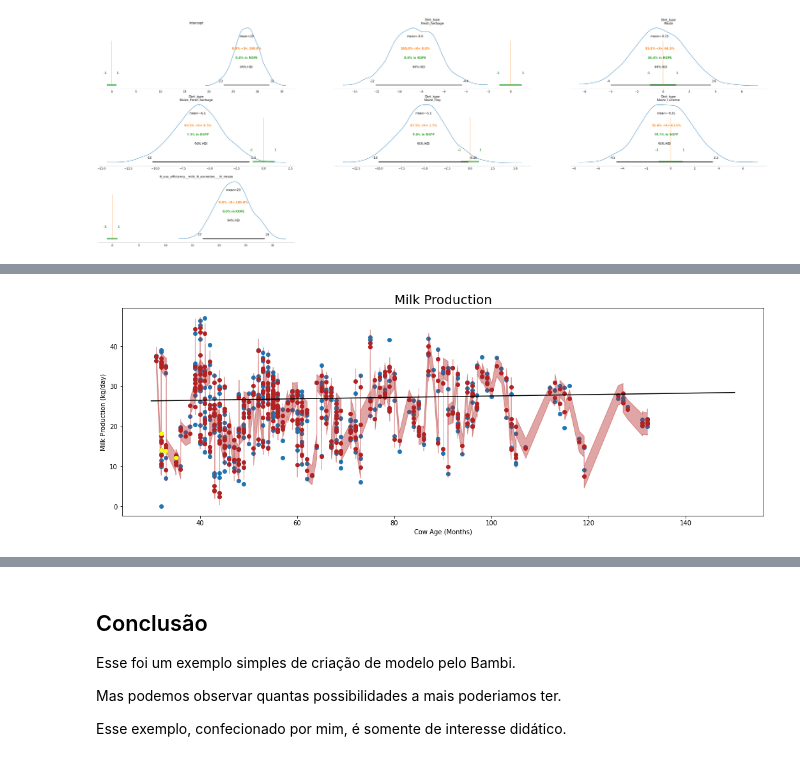
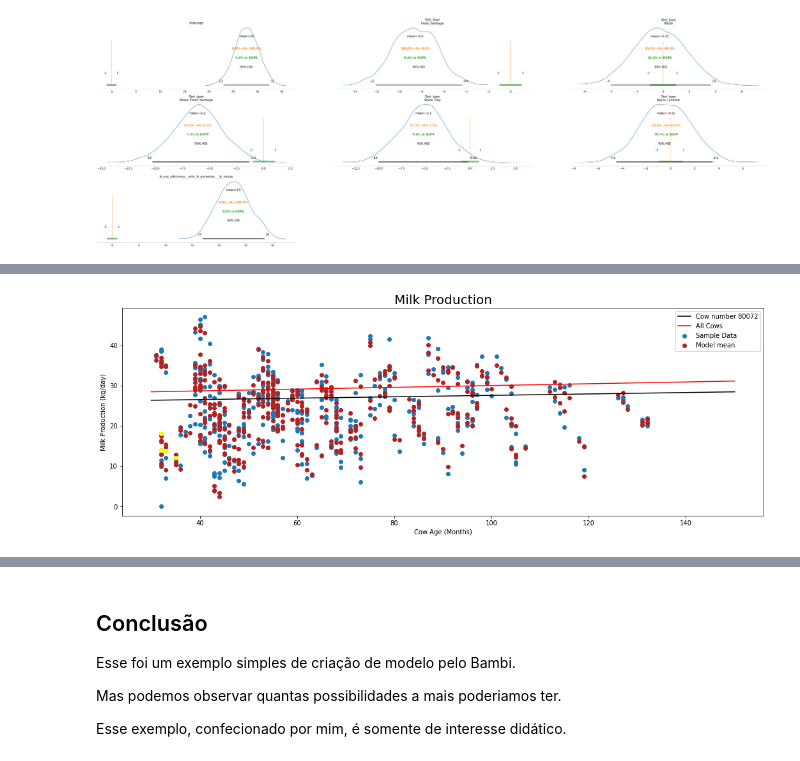
Before and after one commit to nelciojr/Projeto-de-Regress-o-Linear-Bayesiana, a Jupyter notebook: B_Model.ipynb, the cells around one changed output, grey strips where cells are left out. Saved outputs shown, nothing was run; the diff lists cells and outputs as text; code cells hidden in the pictures.

```diff
--- a/B_Model.ipynb
+++ b/B_Model.ipynb
@@ -146,43 +146,47 @@ model.predict(fitted, data=df)
 posterior_stacked =  az.extract_dataset(fitted)
 
 y_hat = posterior_stacked["Milk_production__kg_day_mean"]
 y_hat_mean = y_hat.mean('sample')
 
 hdi_data = np.quantile(y_hat, [0.03, 0.97], axis=1)
 
 
 time = np.array([30, 150])
 
 time_xi = xr.DataArray(time)
 
 cow_80072 = df[df['Cow_number']== 80072][['Cow_age__month','Milk_production__kg_day']]
 
 intercept_common = posterior_stacked["Intercept"]
 slope_common = posterior_stacked["Cow_age__month"]
 
-intercept_specific_0 = posterior_stacked["1|Cow_number"].sel(Cow_number__factor_dim="80072")
-slope_specific_0 = posterior_stacked["Cow_age__month|Cow_number"].sel(Cow_number__factor_dim="80072")
+intercept_specific_80072 = posterior_stacked["1|Cow_number"].sel(Cow_number__factor_dim="80072")
+slope_specific_80072 = posterior_stacked["Cow_age__month|Cow_number"].sel(Cow_number__factor_dim="80072")
 
-a = (intercept_common + intercept_specific_0)
-b = (slope_common + slope_specific_0)
+a_80072 = (intercept_common + intercept_specific_80072)
+b_80072 = (slope_common + slope_specific_80072)
 
 
 
 _, ax = plt.subplots()
-ax.scatter(df["Cow_age__month"],df["Milk_production__kg_day"]);
+ax.scatter(df["Cow_age__month"],df["Milk_production__kg_day"], label='Sample Data');
 
 
-ax.scatter(df["Cow_age__month"], y_hat_mean, color="firebrick")
-ax.fill_between(df["Cow_age__month"], hdi_data[0], hdi_data[1], alpha=0.4, color="firebrick")
+ax.scatter(df["Cow_age__month"], y_hat_mean, c="firebrick", label='Model mean')
+#ax.fill_between(df["Cow_age__month"], hdi_data[0], hdi_data[1], alpha=0.4, c="firebrick")
 
 plt.scatter(cow_80072['Cow_age__month'], cow_80072['Milk_production__kg_day'], c='yellow');
-plt.plot(time_xi, a.mean() + b.mean() * time_xi, color="black")
+plt.plot(time_xi, a_80072.mean() + b_80072.mean() * time_xi, c="black", label='Cow number 80072')
+
+plt.plot(time_xi, intercept_common.mean() + slope_common.mean() * time_xi, c="red", label='All Cows')
+
 
 ax.set_title("Milk Production", fontsize=20)
 plt.ylabel("Milk Production (kg/day)")
-plt.xlabel("Cow Age (Months)");
+plt.xlabel("Cow Age (Months)")
+plt.legend(loc=0);
 # %% [output]
-[figure, old version]
+[figure, new version]
 # %%
 !pip install watermark
 # %%
```
Also changed, not shown: parts of 1 cell of this notebook.
